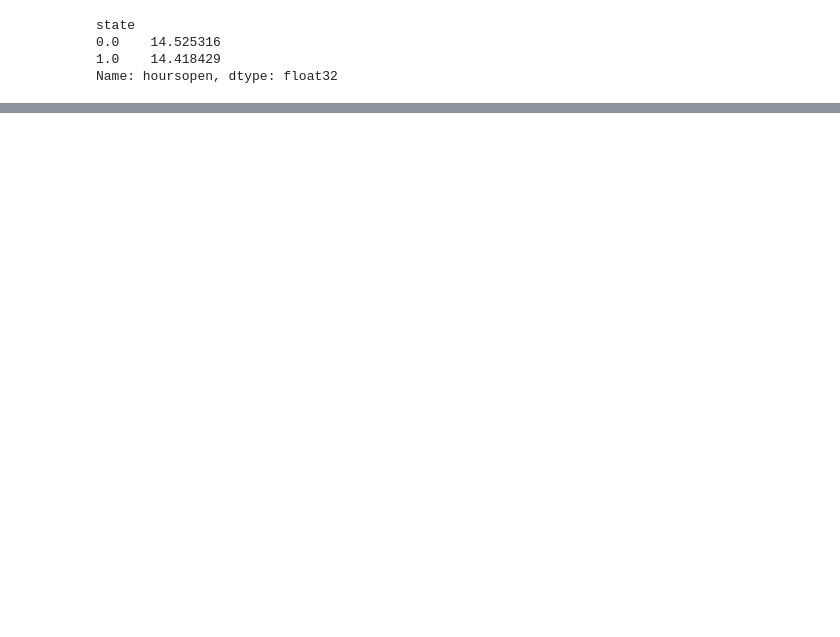
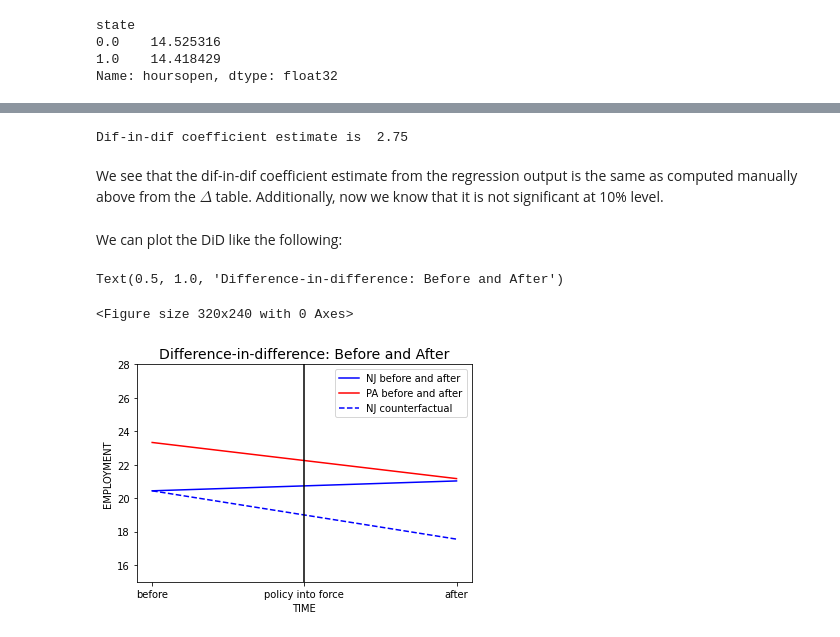
Before and after one commit to edoardofalchi/ose-data-science-course-projeect-edoardofalchi, a Jupyter notebook: Card_Krueger_1994.ipynb, the cells around one changed output, grey strips where cells are left out. Drawn from its saved outputs; the diff is of its cells as text; code cells hidden in the pictures; blank space fills up the shorter version.

```diff
--- a/Card_Krueger_1994.ipynb
+++ b/Card_Krueger_1994.ipynb
@@ -109,0 +109,3 @@ df
+# %%
+df = prepare_data()
+df.head()
@@ -146,0 +222,19 @@ df_extended
+# %%
+'''
+2x2 dif-in-dif table
+'''
+# NJ Before and after
+NJ_before = round(df.loc[(df['state']==1) & (df['time']!=1),'FTE'].mean(),2)
+NJ_after  = round(df.loc[(df['state']==1) & (df['time']==1),'FTE'].mean(),2)
+
+# PA Before and after
+PA_before = round(df.loc[(df['state']!=1) & (df['time']!=1),'FTE'].mean(),2)
+PA_after  = round(df.loc[(df['state']!=1) & (df['time']==1),'FTE'].mean(),2)
+
+# NJ counterfactual (if no treatment)
+NJ_counterfactual = round(NJ_before + ( NJ_before - PA_before ),2)
+
+def did_est():
+    did= pd.DataFrame(data=np.array([[NJ_after, NJ_before,NJ_after - NJ_before],
+    [PA_after, PA_before, PA_after - PA_before]]), index=['NJ','PA'],columns=['after','before','$\Delta$'])
+    return did
@@ -146,0 +276,26 @@ df_extended
+# %%
+print("Dif-in-dif coefficient estimate is ",round(model.params[3],2))
+# %% [output]
+Dif-in-dif coefficient estimate is  2.75
+# %% [markdown]
+We see that the dif-in-dif coefficient estimate from the regression output is the same as computed manually above from the $\Delta$ table. Additionally, now we know that it is not significant at 10% level.
+# %% [markdown]
+We can plot the DiD like the following:
+# %%
+
+pltpy.figure(num=None, figsize=(4, 3), dpi=80, facecolor='w', edgecolor='k')
+fig, ax = pltpy.subplots()
+lineNJ, = ax.plot(['0', '1'], [NJ_before, NJ_after],color='blue',label='NJ before and after')
+linePA, = ax.plot(['0', '1'], [PA_before, PA_after],color = 'red',label = 'PA before and after')
+lineNJ0, = ax.plot(['0', '1'], [NJ_before, NJ_counterfactual],color = 'blue',linestyle='dashed',label='NJ counterfactual')
+ax.legend()
+pltpy.ylim(15, 28)
+plt.pyplot.axvline(x=0.5, color='black')
+plt.pyplot.xticks([0,0.5,1], ['before','policy into force','after'])
+plt.pyplot.xlabel('TIME')
+plt.pyplot.ylabel('EMPLOYMENT')
+pltpy.title("Difference-in-difference: Before and After", fontsize="14")
+# %% [output]
+Text(0.5, 1.0, 'Difference-in-difference: Before and After')
+<Figure size 320x240 with 0 Axes>
+[figure, added]
```
Also changed, not shown: parts of 44 cells of this notebook.
